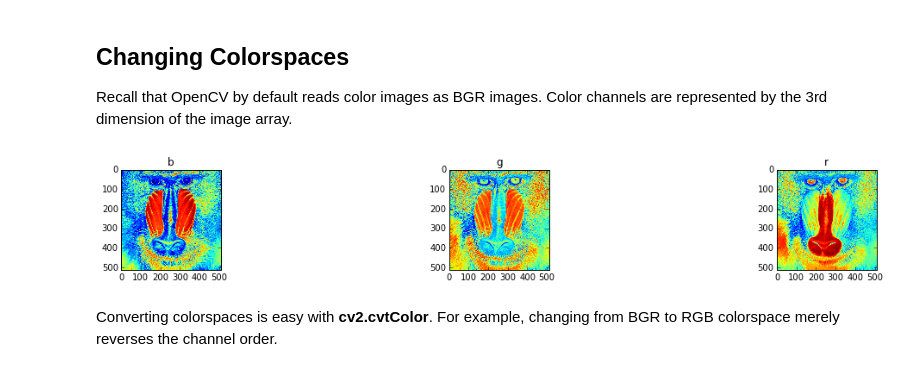
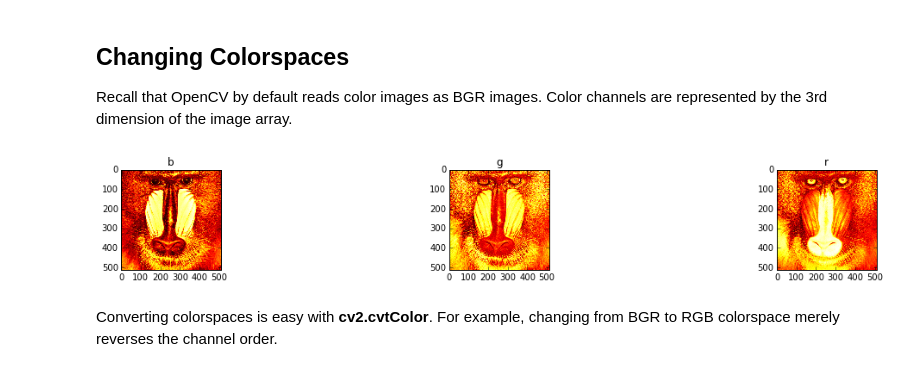
Before and after one commit to chengoldberg/xtr3d-challenge, a Jupyter notebook: notebooks/mean_shift.ipynb, the cells around one changed output. Cells and saved outputs as stored; diff of their text form; code cells hidden in the pictures.

```diff
--- a/notebooks/mean_shift.ipynb
+++ b/notebooks/mean_shift.ipynb
@@ -12,12 +12,12 @@ Recall that OpenCV by default reads color images as BGR images. Color channels a
 # %%
 import cv2
 img_bgr = cv2.imread('mandrill.png')
-subplot(3,3,1);title('b');imshow(img_bgr[:,:,0]);
-subplot(3,3,2);title('g');imshow(img_bgr[:,:,1]);
-subplot(3,3,3);title('r');imshow(img_bgr[:,:,2]);
+subplot(3,3,1);title('b');imshow(img_bgr[:,:,0],cmap='hot');
+subplot(3,3,2);title('g');imshow(img_bgr[:,:,1],cmap='hot');
+subplot(3,3,3);title('r');imshow(img_bgr[:,:,2],cmap='hot');
 tight_layout()
 # %% [output]
-[figure, old version]
+[figure, new version]
 # %% [markdown]
  Converting colorspaces is easy with **cv2.cvtColor**. For example, changing from BGR to RGB colorspace merely reverses the channel order.
 # %%
```
Also changed, not shown: parts of 8 cells of this notebook.
